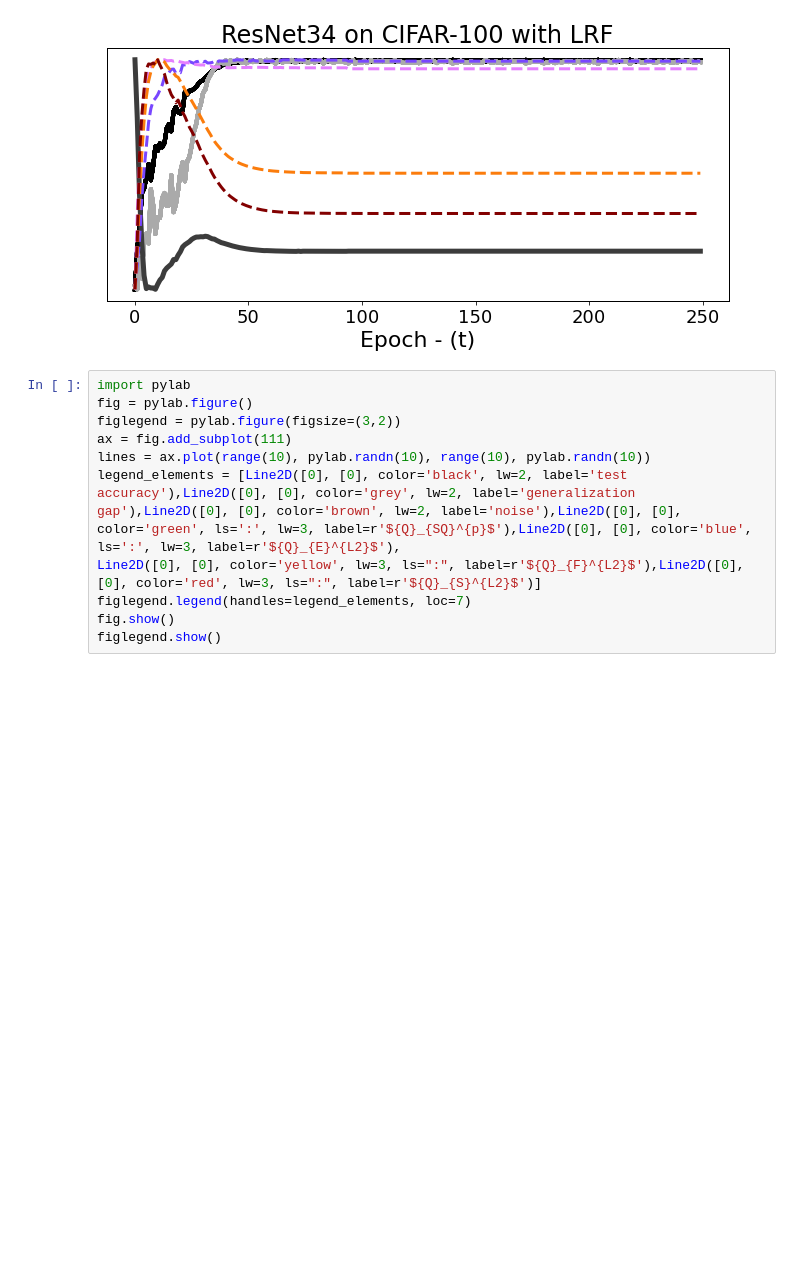
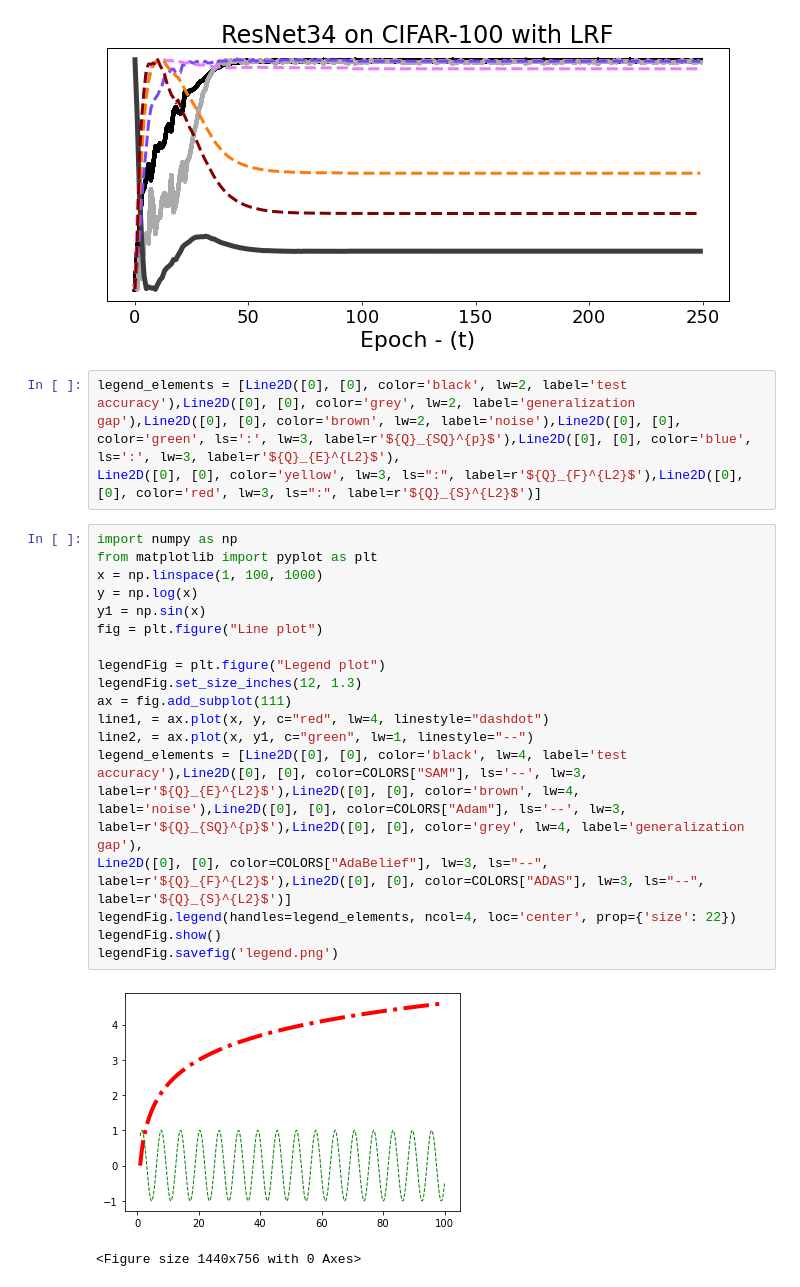
Before and after one commit to KhalilJDamouni/QC-Bench, a Jupyter notebook: source/epochtest.ipynb, the cells around one changed output. Saved outputs shown, nothing was run; the diff lists cells and outputs as text; blank space fills up the shorter version.

```diff
--- a/source/epochtest.ipynb
+++ b/source/epochtest.ipynb
@@ -293,13 +293,26 @@ plt.show()
 # %% [output]
 [figure]
 # %%
-import pylab
-fig = pylab.figure()
-figlegend = pylab.figure(figsize=(3,2))
-ax = fig.add_subplot(111)
-lines = ax.plot(range(10), pylab.randn(10), range(10), pylab.randn(10))
 legend_elements = [Line2D([0], [0], color='black', lw=2, label='test accuracy'),Line2D([0], [0], color='grey', lw=2, label='generalization gap'),Line2D([0], [0], color='brown', lw=2, label='noise'),Line2D([0], [0], color='green', ls=':', lw=3, label=r'${Q}_{SQ}^{p}$'),Line2D([0], [0], color='blue', ls=':', lw=3, label=r'${Q}_{E}^{L2}$'),
 Line2D([0], [0], color='yellow', lw=3, ls=":", label=r'${Q}_{F}^{L2}$'),Line2D([0], [0], color='red', lw=3, ls=":", label=r'${Q}_{S}^{L2}$')]
-figlegend.legend(handles=legend_elements, loc=7)
-fig.show()
-figlegend.show()
+# %%
+import numpy as np
+from matplotlib import pyplot as plt
+x = np.linspace(1, 100, 1000)
+y = np.log(x)
+y1 = np.sin(x)
+fig = plt.figure("Line plot")
+
+legendFig = plt.figure("Legend plot")
+legendFig.set_size_inches(12, 1.3)
+ax = fig.add_subplot(111)
+line1, = ax.plot(x, y, c="red", lw=4, linestyle="dashdot")
+line2, = ax.plot(x, y1, c="green", lw=1, linestyle="--")
+legend_elements = [Line2D([0], [0], color='black', lw=4, label='test accuracy'),Line2D([0], [0], color=COLORS["SAM"], ls='--', lw=3, label=r'${Q}_{E}^{L2}$'),Line2D([0], [0], color='brown', lw=4, label='noise'),Line2D([0], [0], color=COLORS["Adam"], ls='--', lw=3, label=r'${Q}_{SQ}^{p}$'),Line2D([0], [0], color='grey', lw=4, label='generalization gap'),
+Line2D([0], [0], color=COLORS["AdaBelief"], lw=3, ls="--", label=r'${Q}_{F}^{L2}$'),Line2D([0], [0], color=COLORS["ADAS"], lw=3, ls="--", label=r'${Q}_{S}^{L2}$')]
+legendFig.legend(handles=legend_elements, ncol=4, loc='center', prop={'size': 22})
+legendFig.show()
+legendFig.savefig('legend.png')
+# %% [output]
+[figure, added]
+<Figure size 1440x756 with 0 Axes>
```
Also changed, not shown: parts of 1 cell of this notebook, 2 other files.
